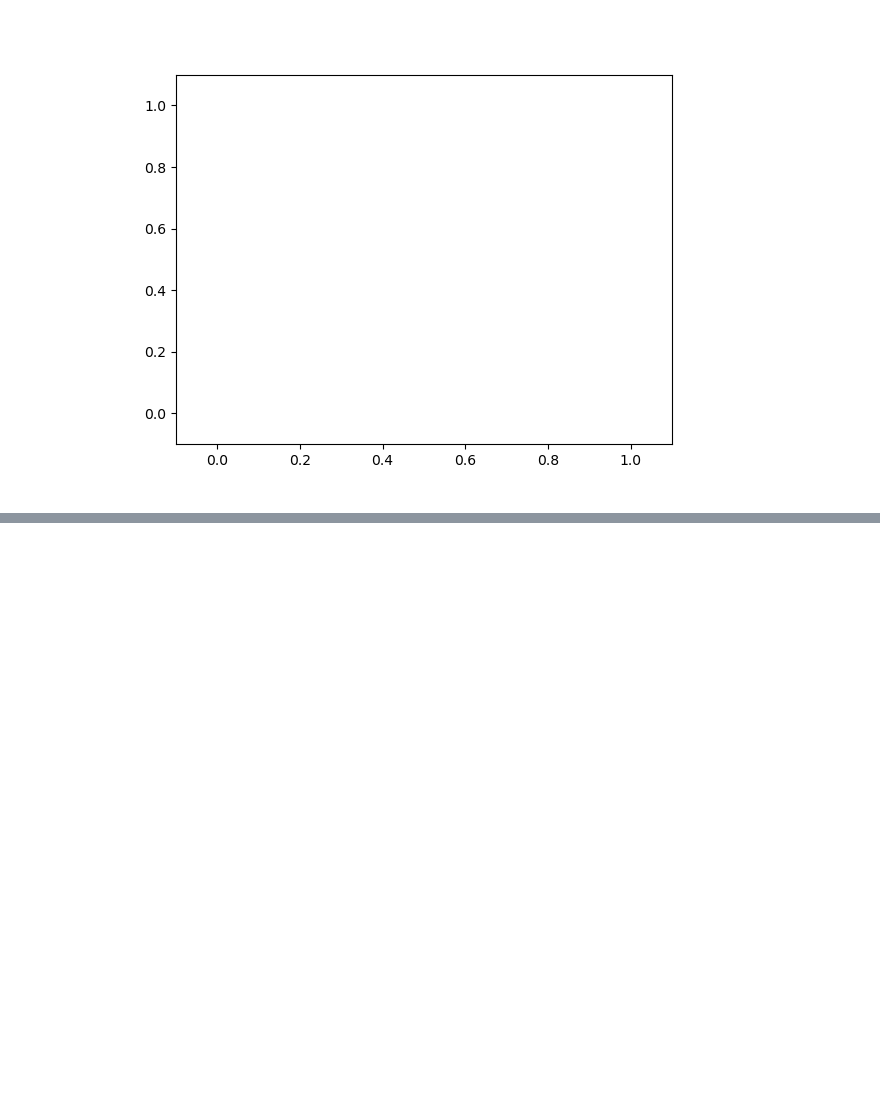
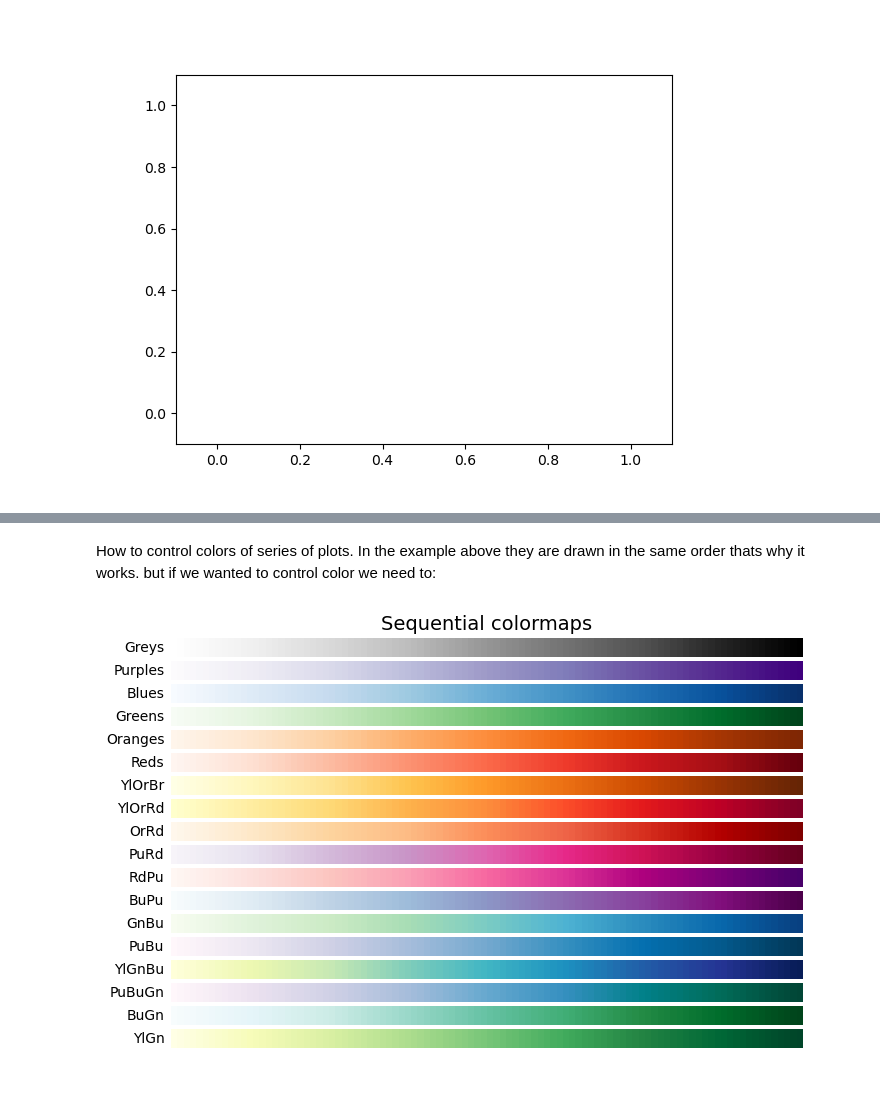
Before and after one commit to Polatucha16/collective_dynamics_lab, a Jupyter notebook: 05 Matplotlib.ipynb, the cells around one changed output, grey strips where cells are left out. Saved outputs shown, nothing was run; the diff lists cells and outputs as text; code cells hidden in the pictures; blank space fills up the shorter version.

```diff
--- a/05 Matplotlib.ipynb
+++ b/05 Matplotlib.ipynb
@@ -316,0 +512,43 @@ plt.show()
+# %% [markdown]
+How to control colors of series of plots. In the example above they are drawn in the same order thats why it works. but if we wanted to control color we need to:
+# %%
+""" Example: https://matplotlib.org/stable/tutorials/colors/colormaps.html"""
+
+import numpy as np
+import matplotlib as mpl
+import matplotlib.pyplot as plt
+
+
+cmaps = {}
+
+gradient = np.linspace(0, 1, 100)
+gradient = np.vstack((gradient, gradient))
+
+
+def plot_color_gradients(category, cmap_list):
+    # Create figure and adjust figure height to number of colormaps
+    nrows = len(cmap_list)
+    figh = 0.35 + 0.15 + (nrows + (nrows - 1) * 0.1) * 0.22
+    fig, axs = plt.subplots(nrows=nrows + 1, figsize=(8,figh))
+    fig.subplots_adjust(top=1 - 0.35 / figh, bottom=0.15 / figh,
+                        left=0.2, right=0.99)
+    axs[0].set_title(f'{category} colormaps', fontsize=14)
+
+    for ax, name in zip(axs, cmap_list):
+        ax.imshow(gradient, aspect='auto', cmap=mpl.colormaps[name])
+        ax.text(-0.01, 0.5, name, va='center', ha='right', fontsize=10,
+                transform=ax.transAxes)
+
+    # Turn off *all* ticks & spines, not just the ones with colormaps.
+    for ax in axs:
+        ax.set_axis_off()
+
+    # Save colormap list for later.
+    cmaps[category] = cmap_list
+
+plot_color_gradients('Sequential',
+                     ['Greys', 'Purples', 'Blues', 'Greens', 'Oranges', 'Reds',
+                      'YlOrBr', 'YlOrRd', 'OrRd', 'PuRd', 'RdPu', 'BuPu',
+                      'GnBu', 'PuBu', 'YlGnBu', 'PuBuGn', 'BuGn', 'YlGn'])
+# %% [output]
+[figure, added]
```
Also changed, not shown: parts of 28 cells of this notebook.
